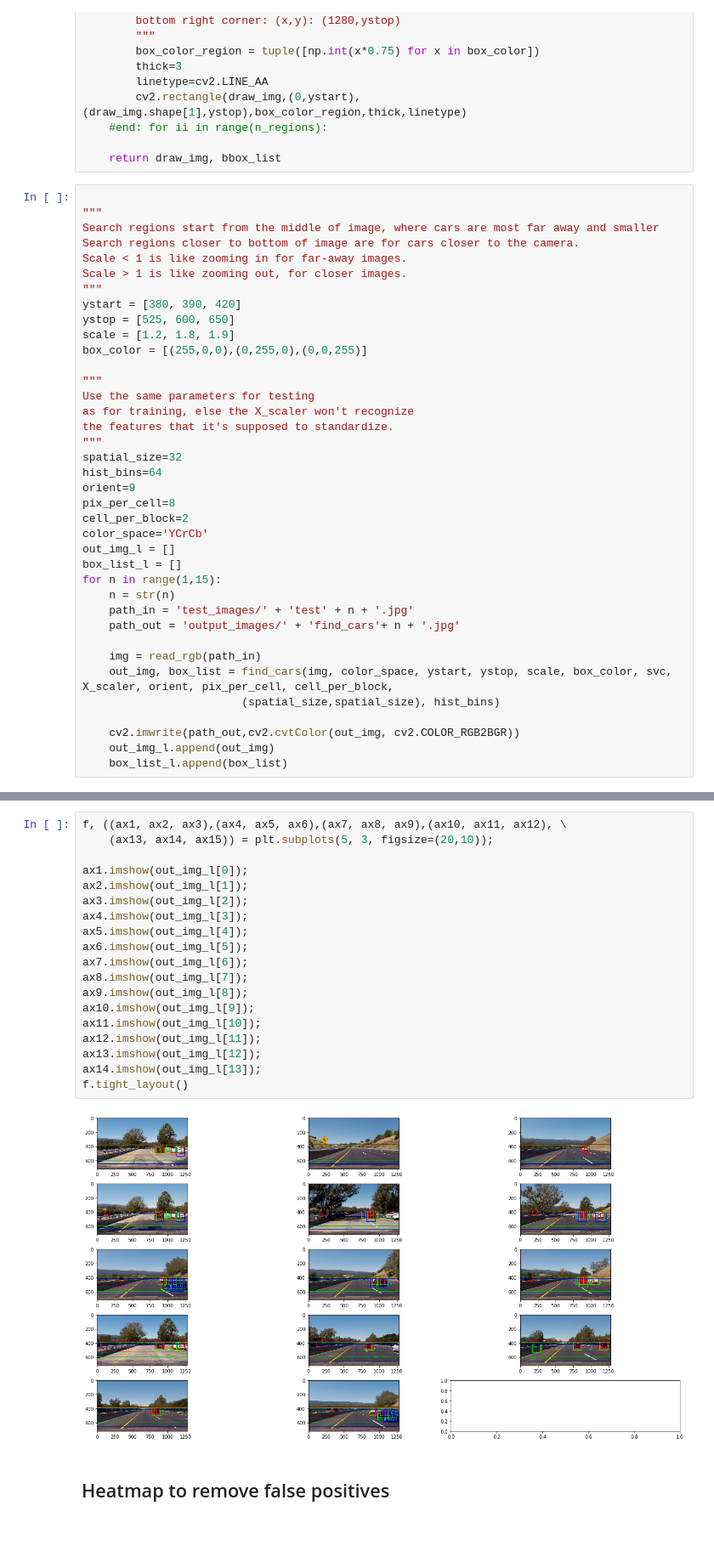
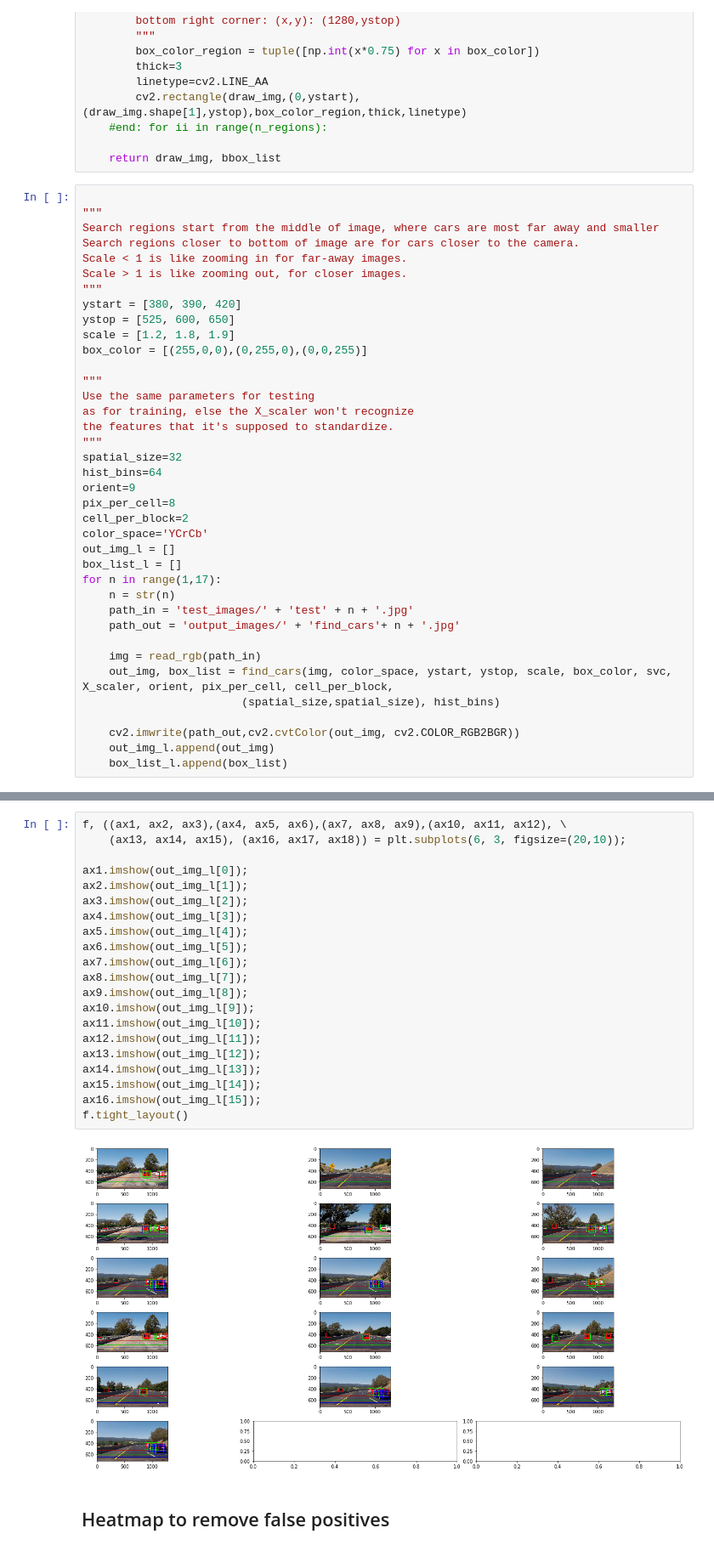
Before and after one commit to e7dud7e/carnd, a Jupyter notebook: VehicleDetection/VehicleDetection.ipynb, the cells around one changed output, grey strips where cells are left out. Shown at 85% size. Saved outputs shown, nothing was run; the diff lists cells and outputs as text.

```diff
--- a/VehicleDetection/VehicleDetection.ipynb
+++ b/VehicleDetection/VehicleDetection.ipynb
@@ -612,7 +612,7 @@ cell_per_block=2
 color_space='YCrCb'
 out_img_l = []
 box_list_l = []
-for n in range(1,15):
+for n in range(1,17):
     n = str(n)
     path_in = 'test_images/' + 'test' + n + '.jpg'
     path_out = 'output_images/' + 'find_cars'+ n + '.jpg'
@@ -627,24 +630,26 @@ for n in range(1,15):
 # %%
 f, ((ax1, ax2, ax3),(ax4, ax5, ax6),(ax7, ax8, ax9),(ax10, ax11, ax12), \
-    (ax13, ax14, ax15)) = plt.subplots(5, 3, figsize=(20,10));
+    (ax13, ax14, ax15), (ax16, ax17, ax18)) = plt.subplots(6, 3, figsize=(20,10));
 
 ax1.imshow(out_img_l[0]);
 ax2.imshow(out_img_l[1]);
 ax3.imshow(out_img_l[2]);
 ax4.imshow(out_img_l[3]);
 ax5.imshow(out_img_l[4]);
 ax6.imshow(out_img_l[5]);
 ax7.imshow(out_img_l[6]);
 ax8.imshow(out_img_l[7]);
 ax9.imshow(out_img_l[8]);
 ax10.imshow(out_img_l[9]);
 ax11.imshow(out_img_l[10]);
 ax12.imshow(out_img_l[11]);
 ax13.imshow(out_img_l[12]);
 ax14.imshow(out_img_l[13]);
+ax15.imshow(out_img_l[14]);
+ax16.imshow(out_img_l[15]);
 f.tight_layout()
 # %% [output]
-[figure, old version]
+[figure, new version]
 # %% [markdown]
 ## Heatmap to remove false positives
 # %%
```
Also changed, not shown: parts of 27 cells of this notebook, 10 other files.
